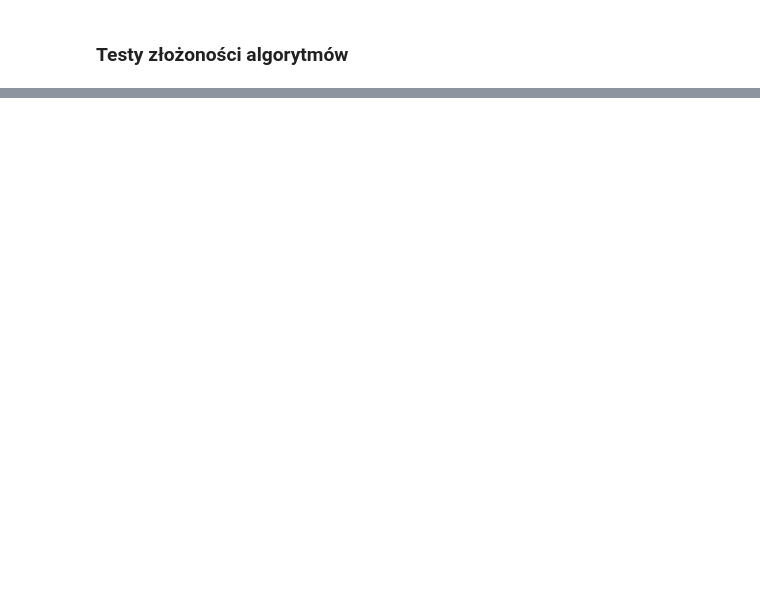
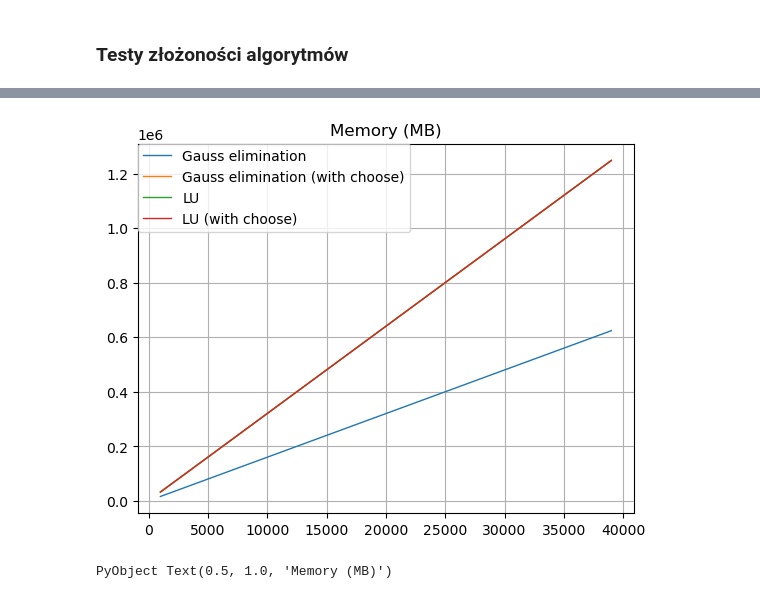
Before and after one commit to michalilski/ScientificCalculations, a Jupyter notebook: L5/Lista5.ipynb, the cells around one changed output, grey strips where cells are left out. Saved outputs shown, nothing was run; the diff lists cells and outputs as text; code cells hidden in the pictures; blank space fills up the shorter version.

```diff
--- a/L5/Lista5.ipynb
+++ b/L5/Lista5.ipynb
@@ -490,0 +568,12 @@ W powyższych testach wszystkie algorytmy dały wyniki zgodne z oczekiwaniami (w
+# %%
+clf()
+plot(sizes, gauss_mem, label="Gauss elimination", linewidth=1.0)
+plot(sizes, gauss_choose_mem, label="Gauss elimination (with choose)", linewidth=1.0)
+plot(sizes, lu_mem, label="LU", linewidth=1.0)
+plot(sizes, lu_choose_mem, label="LU (with choose)", linewidth=1.0)
+grid(true)
+legend(loc=2,borderaxespad=0)
+title("Memory (MB)")
+# %% [output]
+[figure, added]
+PyObject Text(0.5, 1.0, 'Memory (MB)')
```
Also changed, not shown: parts of 10 cells of this notebook.
